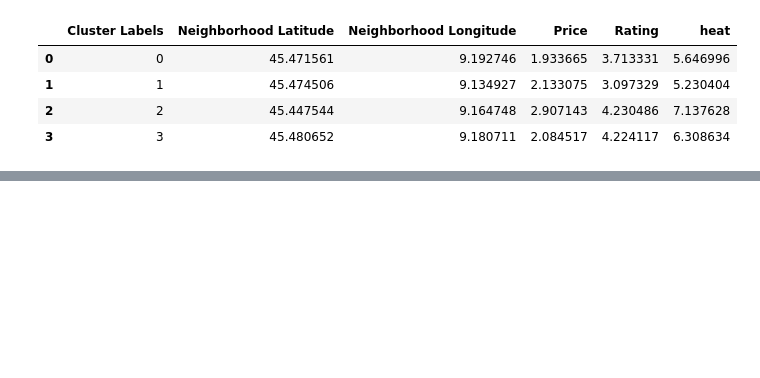
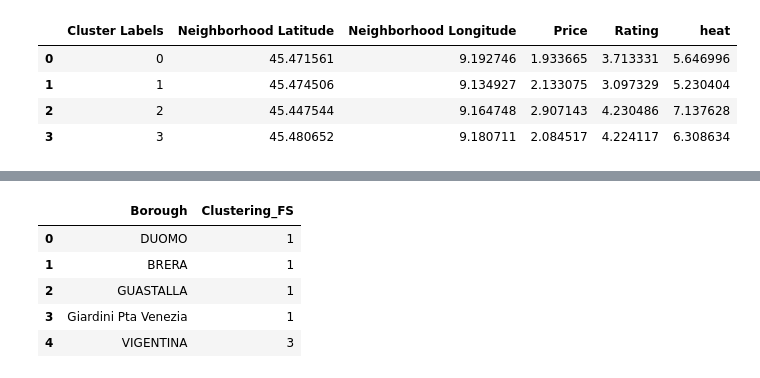
Before and after one commit to RaffaToSpace/Coursera_Capstone, a Jupyter notebook: Coursera_Capstone.ipynb, the cells around one changed output, grey strips where cells are left out. Saved outputs shown, nothing was run; the diff lists cells and outputs as text; code cells hidden in the pictures; blank space fills up the shorter version.

```diff
--- a/Coursera_Capstone.ipynb
+++ b/Coursera_Capstone.ipynb
@@ -1384,0 +1433,10 @@ I am now comparing the clustering by rating/price to the previous clustering bas
+# %%
+mi_FS_extract.head()
+#mi_yelp
+# %% [output]
+|  | Borough | Clustering_FS |
+| 0 | DUOMO | 1 |
+| 1 | BRERA | 1 |
+| 2 | GUASTALLA | 1 |
+| 3 | Giardini Pta Venezia | 1 |
+| 4 | VIGENTINA | 3 |
```
Also changed, not shown: parts of 18 cells of this notebook.
